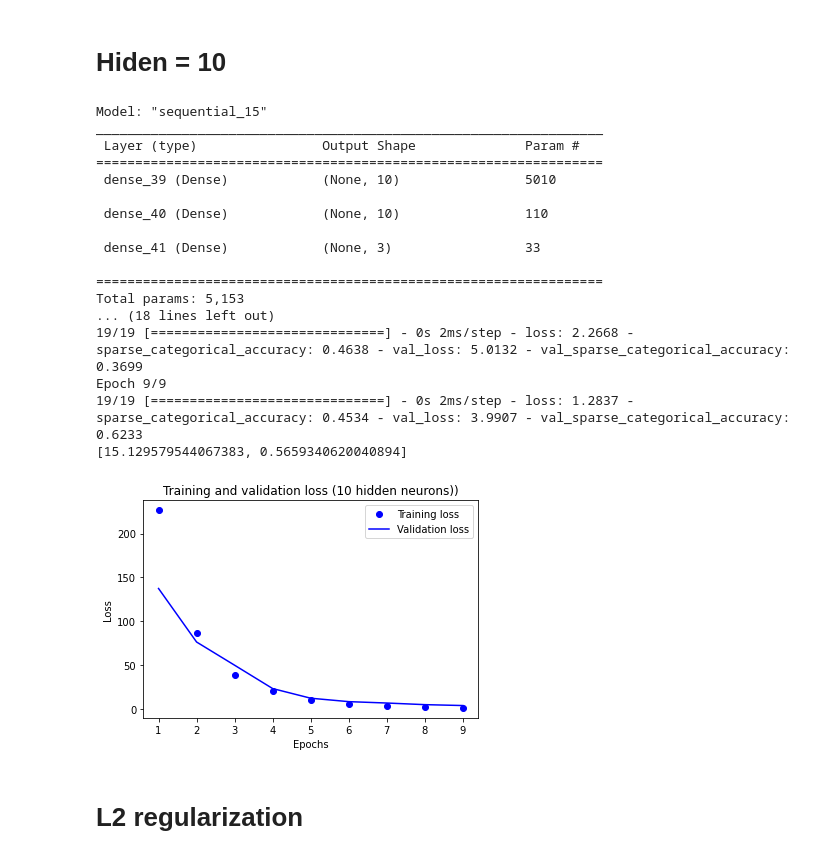
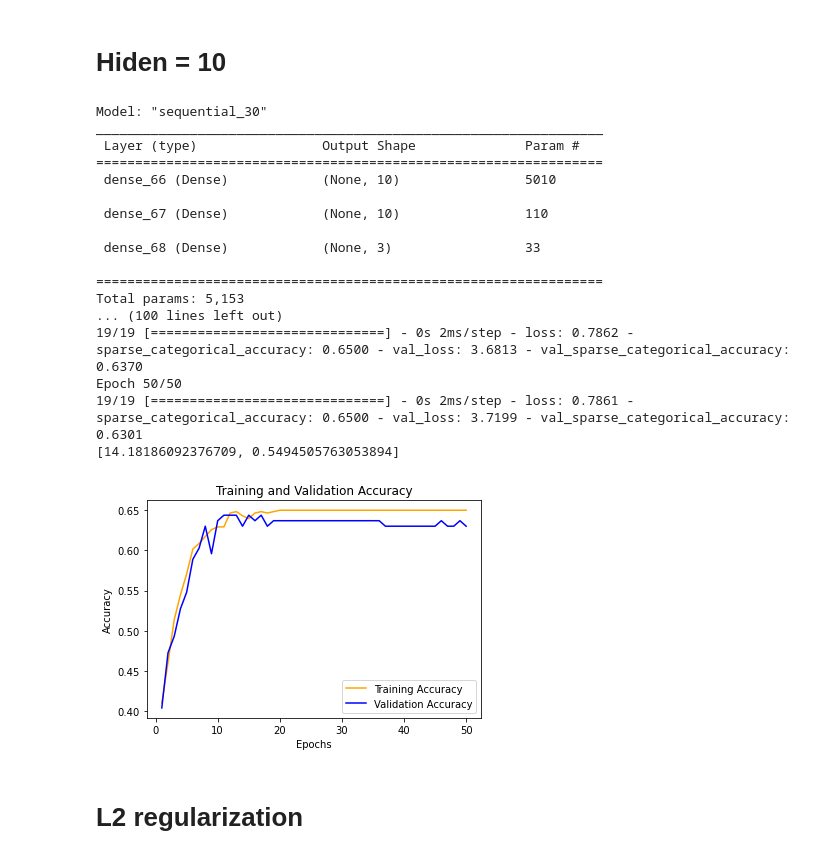
Before and after one commit to alpereirinha/DL_Project, a Jupyter notebook: dnn_embedding.ipynb, the cells around one changed output. Saved outputs shown, nothing was run; the diff lists cells and outputs as text; code cells hidden in the pictures.

```diff
--- a/dnn_embedding.ipynb
+++ b/dnn_embedding.ipynb
@@ -266,52 +291,51 @@ hidden = 10
 model10 = Sequential()
 model10.add(layers.Dense(hidden, activation='relu', input_shape=(500,)))
 model10.add(layers.Dense(hidden, activation='relu'))
 model10.add(layers.Dense(3, activation='softmax'))
 
 model10.compile(optimizer='rmsprop',
               loss='sparse_categorical_crossentropy',
               metrics=[SparseCategoricalAccuracy()])
 
 model10.summary()
 
-history10 = model10.fit(x_train, y_train_encoded, epochs=9, batch_size=32, validation_split=0.2)
+history10 = model10.fit(x_train, y_train_encoded, epochs=50, batch_size=32, validation_split=0.2)
 
 # Avaliar o modelo
 results10 = model10.evaluate(x_test, y_test_encoded, verbose = 0)
 print(results10)
 
 
-# Plotar a curva de aprendizado
-loss_values10 = history10.history['loss']
-val_loss_values10 = history10.history['val_loss']
-epochs10 = range(1, len(loss_values10) + 1)
+acc_values10 = history10.history['sparse_categorical_accuracy']
+val_acc_values10 = history10.history['val_sparse_categorical_accuracy']
+epochs10 = range(1, len(acc_values10) + 1)
 
-plt.plot(epochs10, loss_values10, 'bo', label='Training loss')
-plt.plot(epochs10, val_loss_values10, 'b', label='Validation loss')
-plt.title('Training and validation loss (10 hidden neurons))')
+plt.plot(epochs10, acc_values10, 'orange', label='Training Accuracy')
+plt.plot(epochs10, val_acc_values10, 'b', label='Validation Accuracy')
+plt.title('Training and Validation Accuracy')
 plt.xlabel('Epochs')
-plt.ylabel('Loss')
+plt.ylabel('Accuracy')
 plt.legend()
 plt.show()
 # %% [output]
-Model: "sequential_15"
+Model: "sequential_30"
 _________________________________________________________________
  Layer (type)                Output Shape              Param #
 =================================================================
- dense_39 (Dense)            (None, 10)                5010
+ dense_66 (Dense)            (None, 10)                5010
 
- dense_40 (Dense)            (None, 10)                110
+ dense_67 (Dense)            (None, 10)                110
 
- dense_41 (Dense)            (None, 3)                 33
+ dense_68 (Dense)            (None, 3)                 33
 
 =================================================================
 Total params: 5,153
-... (18 lines left out)
-19/19 [==============================] - 0s 2ms/step - loss: 2.2668 - sparse_categorical_accuracy: 0.4638 - val_loss: 5.0132 - val_sparse_categorical_accuracy: 0.3699
-Epoch 9/9
-19/19 [==============================] - 0s 2ms/step - loss: 1.2837 - sparse_categorical_accuracy: 0.4534 - val_loss: 3.9907 - val_sparse_categorical_accuracy: 0.6233
-[15.129579544067383, 0.5659340620040894]
+... (100 lines left out)
+19/19 [==============================] - 0s 2ms/step - loss: 0.7862 - sparse_categorical_accuracy: 0.6500 - val_loss: 3.6813 - val_sparse_categorical_accuracy: 0.6370
+Epoch 50/50
+19/19 [==============================] - 0s 2ms/step - loss: 0.7861 - sparse_categorical_accuracy: 0.6500 - val_loss: 3.7199 - val_sparse_categorical_accuracy: 0.6301
+[14.18186092376709, 0.5494505763053894]
-[figure, old version]
+[figure, new version]
 # %% [markdown]
 # L2 regularization
 # %%
```
Also changed, not shown: parts of 6 cells of this notebook, 4 other files.
